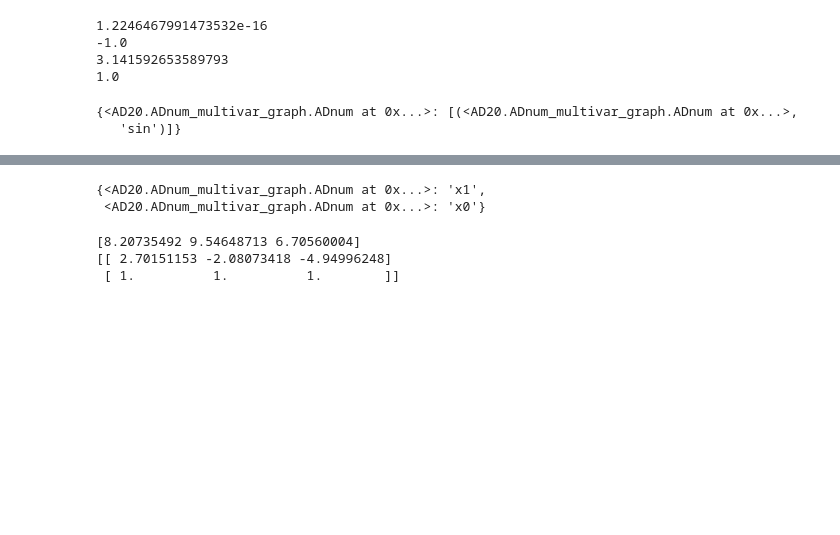
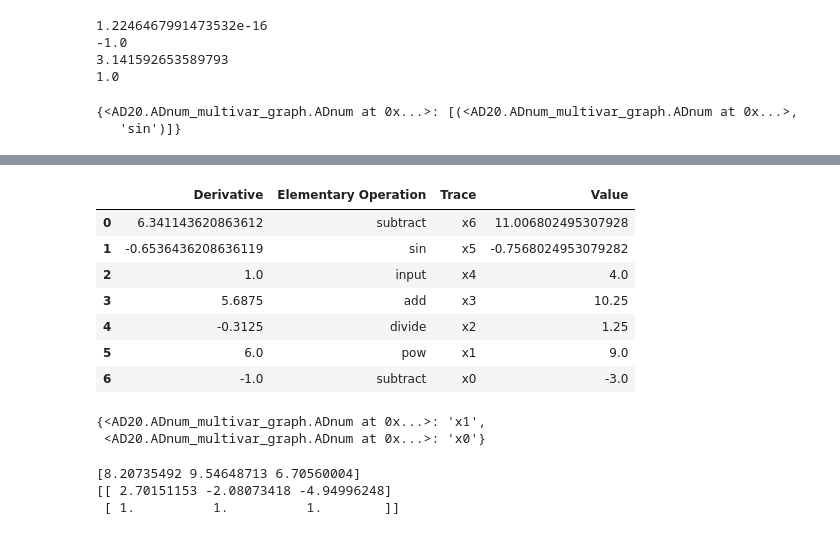
Before and after one commit to CS207-AD20/cs207-FinalProject, a Jupyter notebook: docs/LindseyPlaying.ipynb, the cells around one changed output, grey strips where cells are left out. Drawn from its saved outputs; the diff is of its cells as text; code cells hidden in the pictures; blank space fills up the shorter version.

Commit message:
Working gen table

```diff
--- a/docs/LindseyPlaying.ipynb
+++ b/docs/LindseyPlaying.ipynb
@@ -91,3 +109,14 @@ ADgraph.draw_graph(h)
+# %%
+ADgraph.gen_table(h)
+# %% [output]
+|  | Derivative | Elementary Operation | Trace | Value |
+| 0 | 6.341143620863612 | subtract | x6 | 11.006802495307928 |
+| 1 | -0.6536436208636119 | sin | x5 | -0.7568024953079282 |
+| 2 | 1.0 | input | x4 | 4.0 |
+| 3 | 5.6875 | add | x3 | 10.25 |
+| 4 | -0.3125 | divide | x2 | 1.25 |
+| 5 | 6.0 | pow | x1 | 9.0 |
+| 6 | -1.0 | subtract | x0 | -3.0 |
 # %%
 ADgraph.get_labels(g)
 # %% [output]
```
Also changed, not shown: parts of 5 cells of this notebook, 4 other files.
